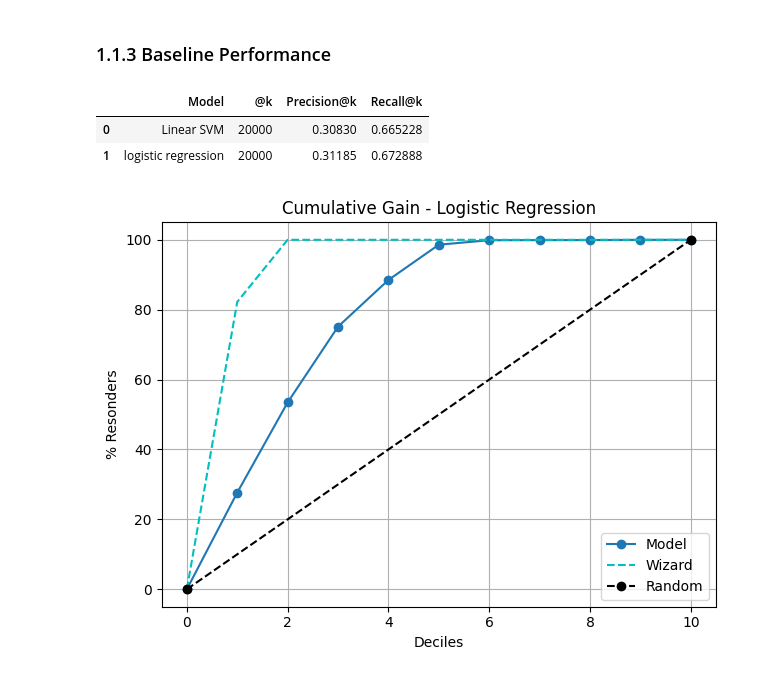
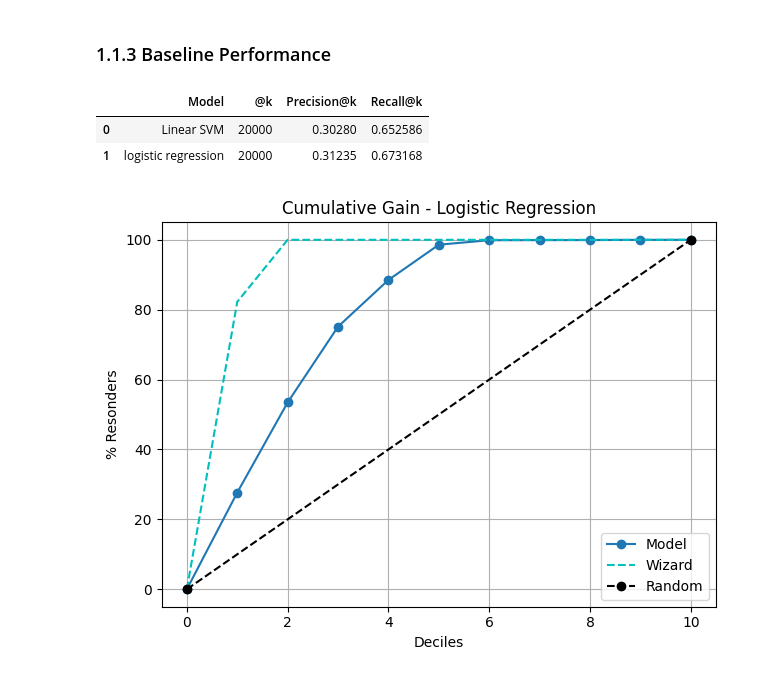
Before and after one commit to iury-repo/health_insurance_cs, a Jupyter notebook: notebooks/2-ims-modeling.ipynb, the cells around one changed output. Cells and saved outputs as stored; diff of their text form; code cells hidden in the pictures.

```diff
--- a/notebooks/2-ims-modeling.ipynb
+++ b/notebooks/2-ims-modeling.ipynb
@@ -24,6 +27,8 @@ X = train.drop(['response'], axis=1)
 y = train['response'].copy()
 
 X_test = test.drop(['id'], axis=1)
+# %%
+X_train, X_val, y_train, y_val = train_test_split(X, y, test_size=0.2)
 # %% [markdown]
 ## 0.1 Helper Functions
 # %%
@@ -75,10 +99,10 @@ sgd_lin = SGDClassifier(loss='hinge')
 clf = CalibratedClassifierCV(sgd_lin)
 
 # Train
-clf.fit(X, y)
+clf.fit(X_train, y_train)
 
 # Predict
-y_hat_lin = clf.predict_proba(X_test)
+y_hat_lin = clf.predict_proba(X_val)
 # %% [markdown]
 ### 1.1.2 Loss function = log-loss (Logistic Regression)
 # %%
@@ -86,29 +110,29 @@ y_hat_lin = clf.predict_proba(X_test)
 sgd_log = SGDClassifier(loss='log_loss')
 
 # Train
-sgd_log.fit(X, y)
+sgd_log.fit(X_train, y_train)
 
 # Predict
-y_hat_log = sgd_log.predict_proba(X_test)
+y_hat_log = sgd_log.predict_proba(X_val)
 # %% [markdown]
 ### 1.1.3 Baseline Performance
 # %%
 # Linear SVM
-precision_lin = precision_at_k(y_true=y, y_proba=y_hat_lin, k=20000)
+precision_lin = precision_at_k(y_true=y_val, y_proba=y_hat_lin, k=20000)
 recall_lin = recall_at_k(y_true=y_val, y_proba=y_hat_lin, k=20000)
 
 # Log-loss
-precision_log = precision_at_k(y_true=y, y_proba=y_hat_log, k=20000)
-recall_log = recall_at_k(y_true=y, y_proba=y_hat_log, k=20000)
+precision_log = precision_at_k(y_true=y_val, y_proba=y_hat_log, k=20000)
+recall_log = recall_at_k(y_true=y_val, y_proba=y_hat_log, k=20000)
 
 # Dataframe
 results = pd.DataFrame({'Model': ['Linear SVM', 'logistic regression'],
                         '@k': [20000, 20000],
                         'Precision@k': [precision_lin, precision_log],
                         'Recall@k': [recall_lin, recall_log]})
 results
 # %% [output]
 |  | Model | @k | Precision@k | Recall@k |
-| 0 | Linear SVM | 20000 | 0.30830 | 0.665228 |
-| 1 | logistic regression | 20000 | 0.31185 | 0.672888 |
+| 0 | Linear SVM | 20000 | 0.30280 | 0.652586 |
+| 1 | logistic regression | 20000 | 0.31235 | 0.673168 |
 # %%
```
Also changed, not shown: parts of 18 cells of this notebook.
